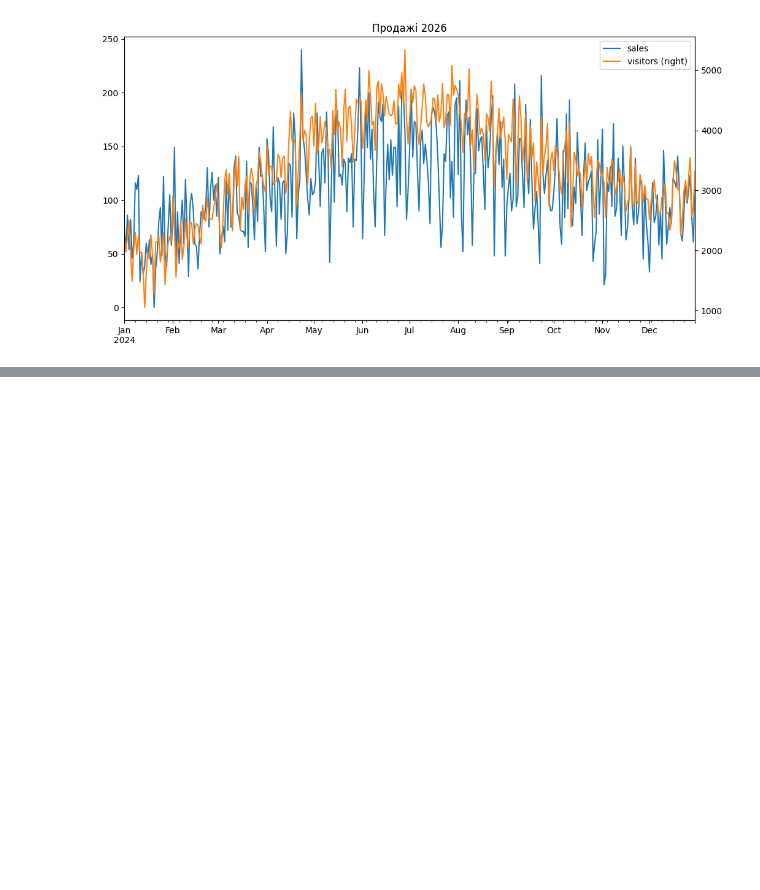
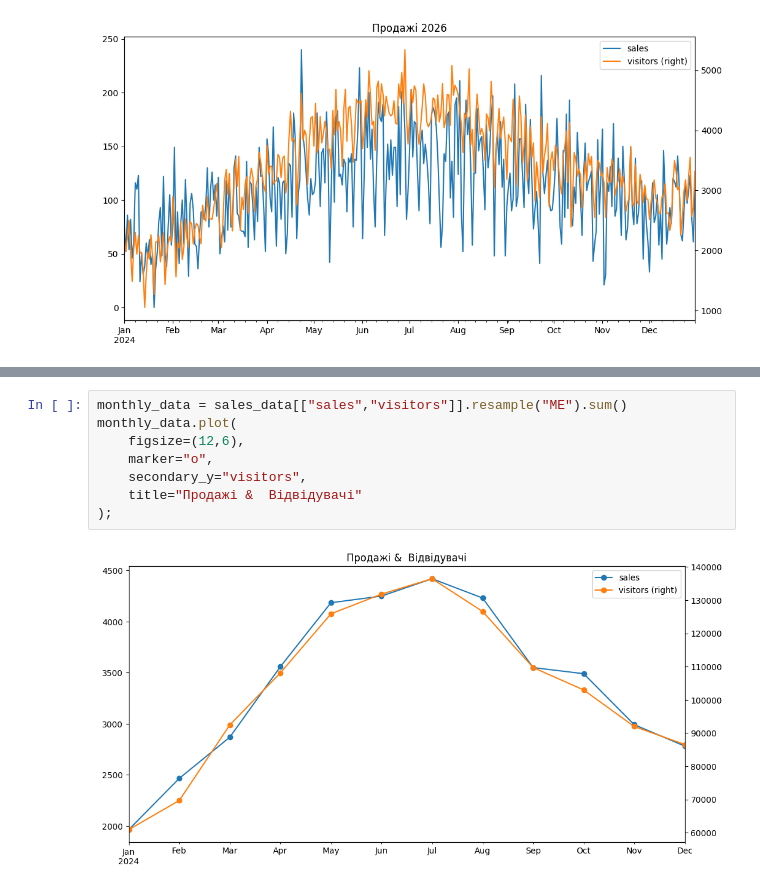
Before and after one commit to zaporozhetsalena/My-first-project, a Jupyter notebook: pandas_visualization.ipynb, the cells around one changed output, grey strips where cells are left out. Cells and saved outputs as stored; diff of their text form; blank space fills up the shorter version.

```diff
--- a/pandas_visualization.ipynb
+++ b/pandas_visualization.ipynb
@@ -81,0 +113,10 @@ plt.show()
+# %%
+monthly_data = sales_data[["sales","visitors"]].resample("ME").sum()
+monthly_data.plot(
+    figsize=(12,6),
+    marker="o",
+    secondary_y="visitors",
+    title="Продажі &  Відвідувачі"
+);
+# %% [output]
+[figure, added]
```
Also changed, not shown: parts of 12 cells of this notebook.
